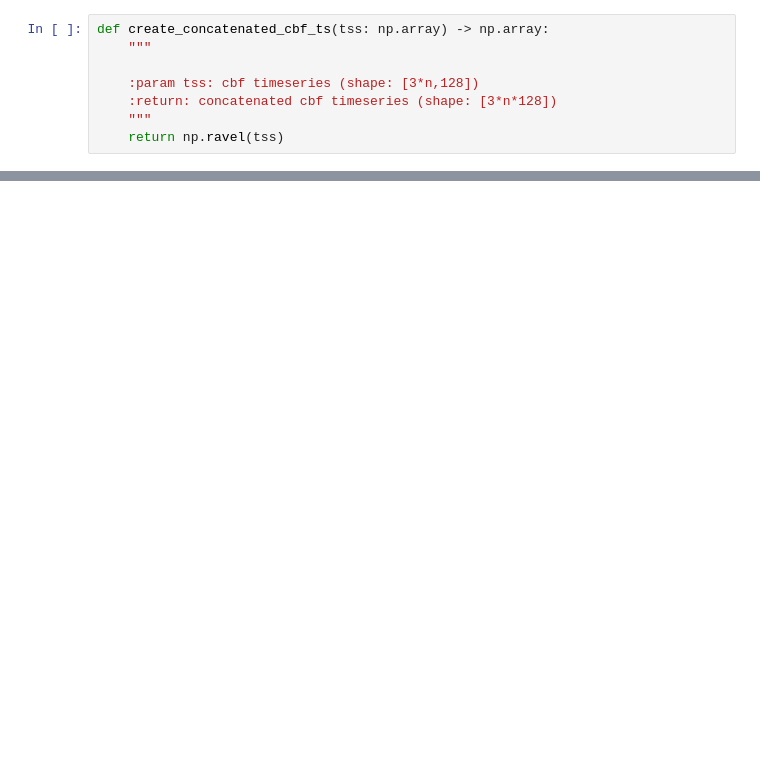
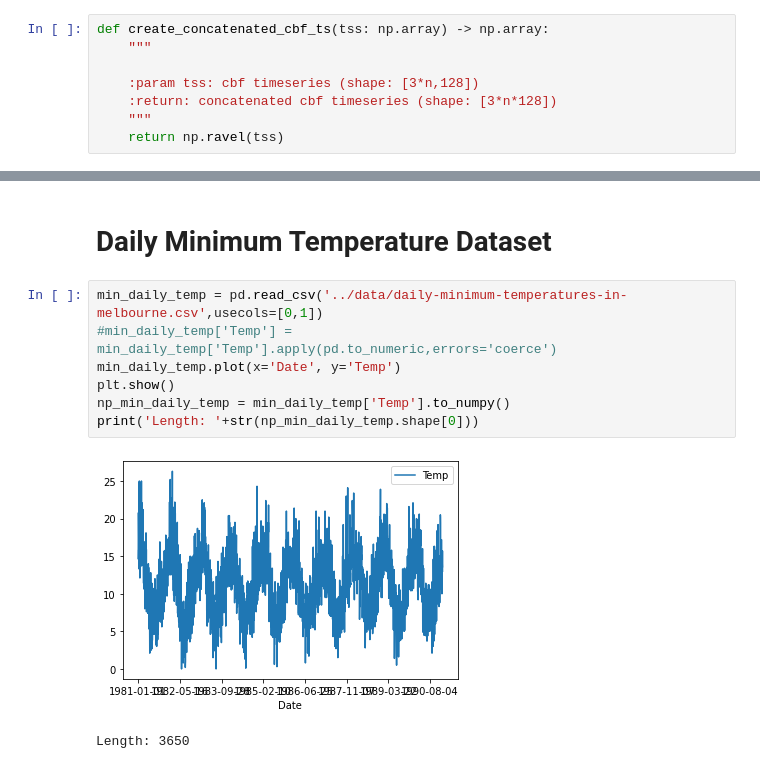
Before and after one commit to dapetri/Revisiting-STS-Clustering-Meaninglessness, a Jupyter notebook: py/sine_centers.ipynb, the cells around one changed output, grey strips where cells are left out. Cells and saved outputs as stored; diff of their text form; blank space fills up the shorter version.

```diff
--- a/py/sine_centers.ipynb
+++ b/py/sine_centers.ipynb
@@ -49,0 +107,12 @@ sts_df.plot()
+# %% [markdown]
+# Daily Minimum Temperature Dataset
+# %%
+min_daily_temp = pd.read_csv('../data/daily-minimum-temperatures-in-melbourne.csv',usecols=[0,1])
+#min_daily_temp['Temp'] = min_daily_temp['Temp'].apply(pd.to_numeric,errors='coerce')
+min_daily_temp.plot(x='Date', y='Temp')
+plt.show()
+np_min_daily_temp = min_daily_temp['Temp'].to_numpy()
+print('Length: '+str(np_min_daily_temp.shape[0]))
+# %% [output]
+[figure, added]
+Length: 3650
```
Also changed, not shown: parts of 19 cells of this notebook.
